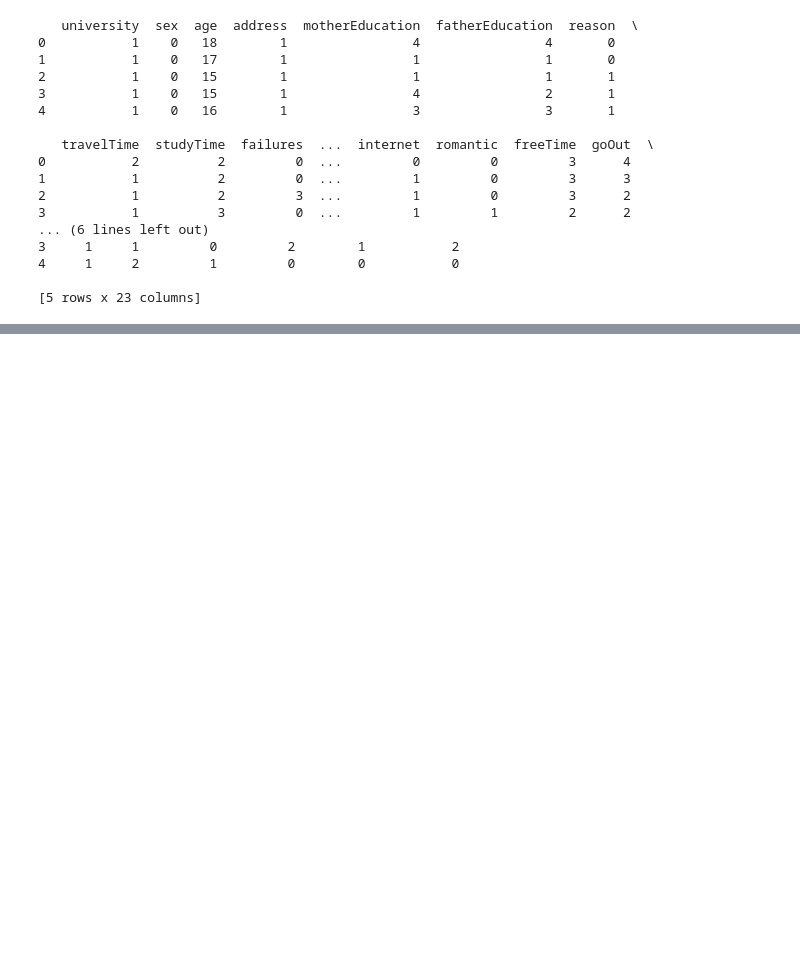
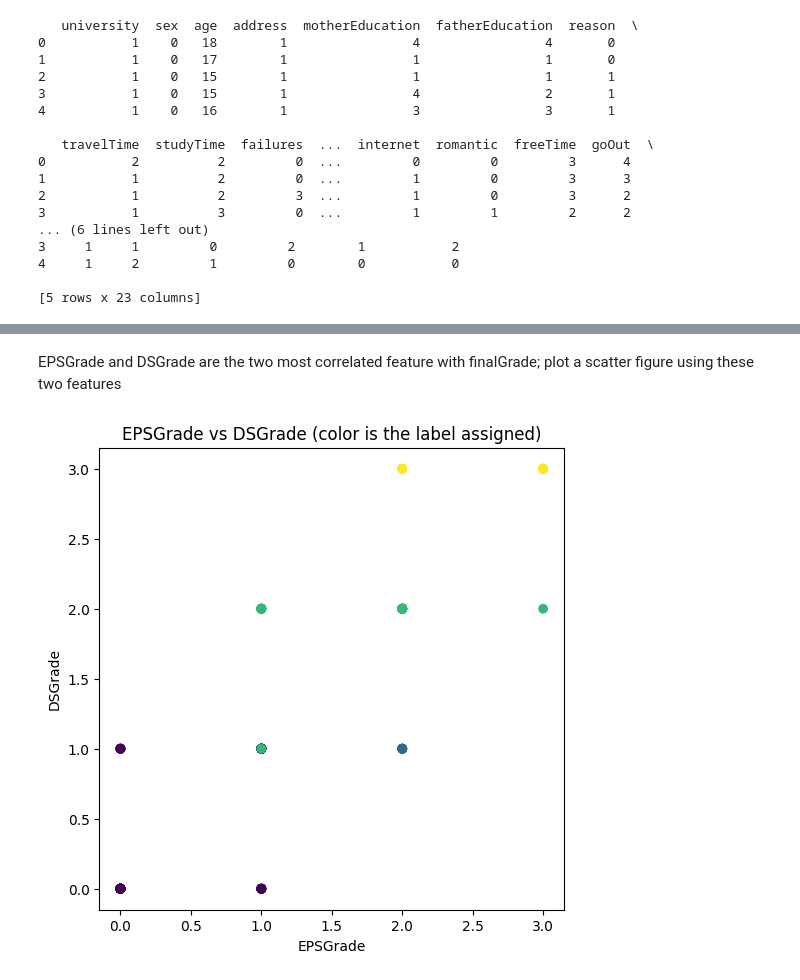
Before and after one commit to Artin-Tavasoli/Machine-Learning-Classifiers, a Jupyter notebook: Machine-Learning-Models.ipynb, the cells around one changed output, grey strips where cells are left out. Saved outputs shown, nothing was run; the diff lists cells and outputs as text; code cells hidden in the pictures; blank space fills up the shorter version.

```diff
--- a/Machine-Learning-Models.ipynb
+++ b/Machine-Learning-Models.ipynb
@@ -291,0 +295,7 @@ print(grades_df.head())
+# %%
+SPLIT_RATIO = 0.2
+X = grades_df.drop('finalGrade', axis=1)
+Y = grades_df['finalGrade']
+X_train, X_test, Y_train, Y_test = train_test_split(X, Y, test_size=SPLIT_RATIO, random_state=67, shuffle=True)
+print('length X train is : ', len(X_train))
+print('length X test is : ', len(X_test))
@@ -291,0 +347,11 @@ print(grades_df.head())
+# %% [markdown]
+EPSGrade and DSGrade are the two most correlated feature with finalGrade; plot a scatter figure using these two features
+# %%
+plt.figure(figsize=(6,6))
+plt.scatter(X_train['EPSGrade'], X_train['DSGrade'], c=Y_train)
+plt.xlabel('EPSGrade')
+plt.ylabel('DSGrade')
+plt.title(f"{'EPSGrade'} vs {'DSGrade'} (color is the label assigned)")
+plt.show()
+# %% [output]
+[figure, added]
```
Also changed, not shown: parts of 7 cells of this notebook, 1 other file.
